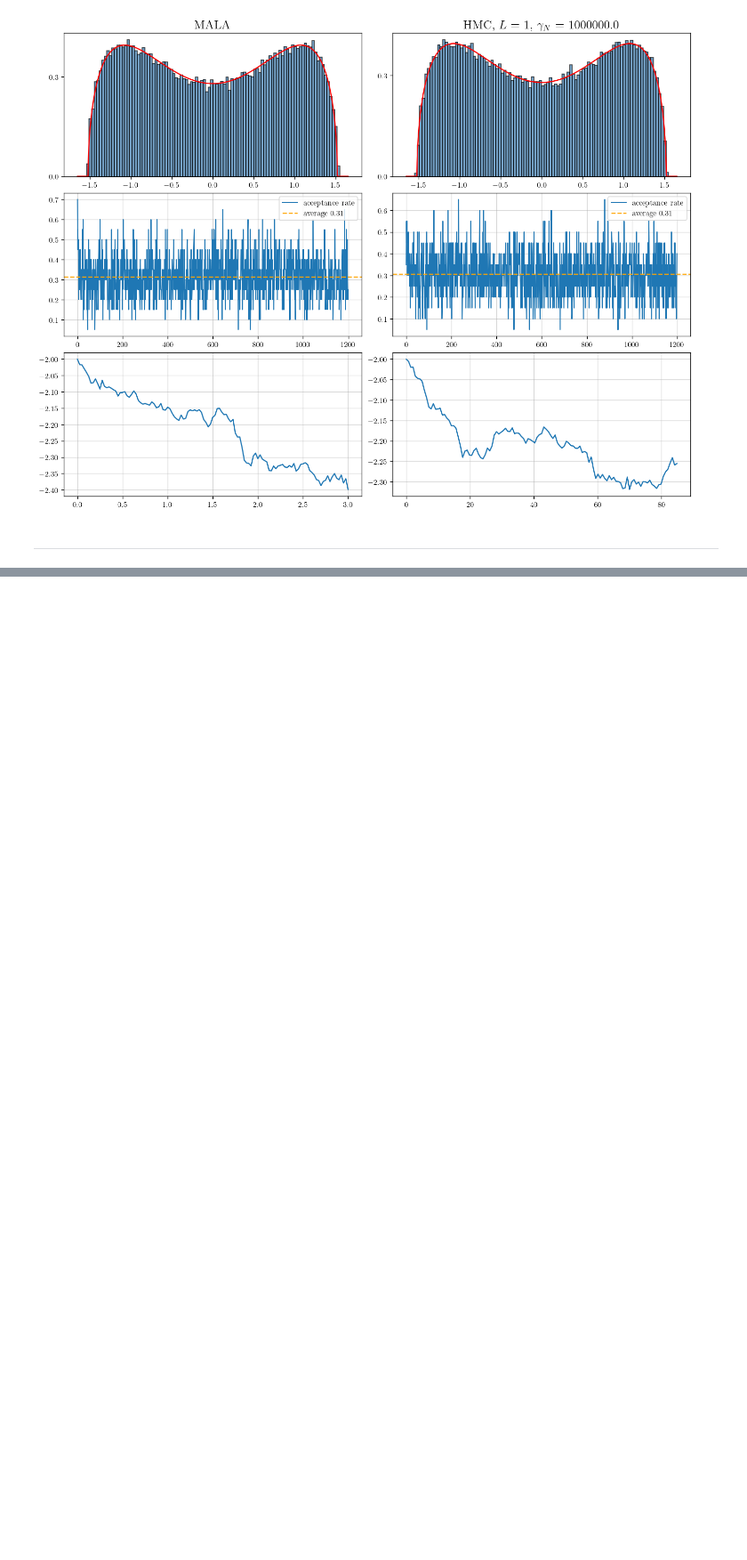
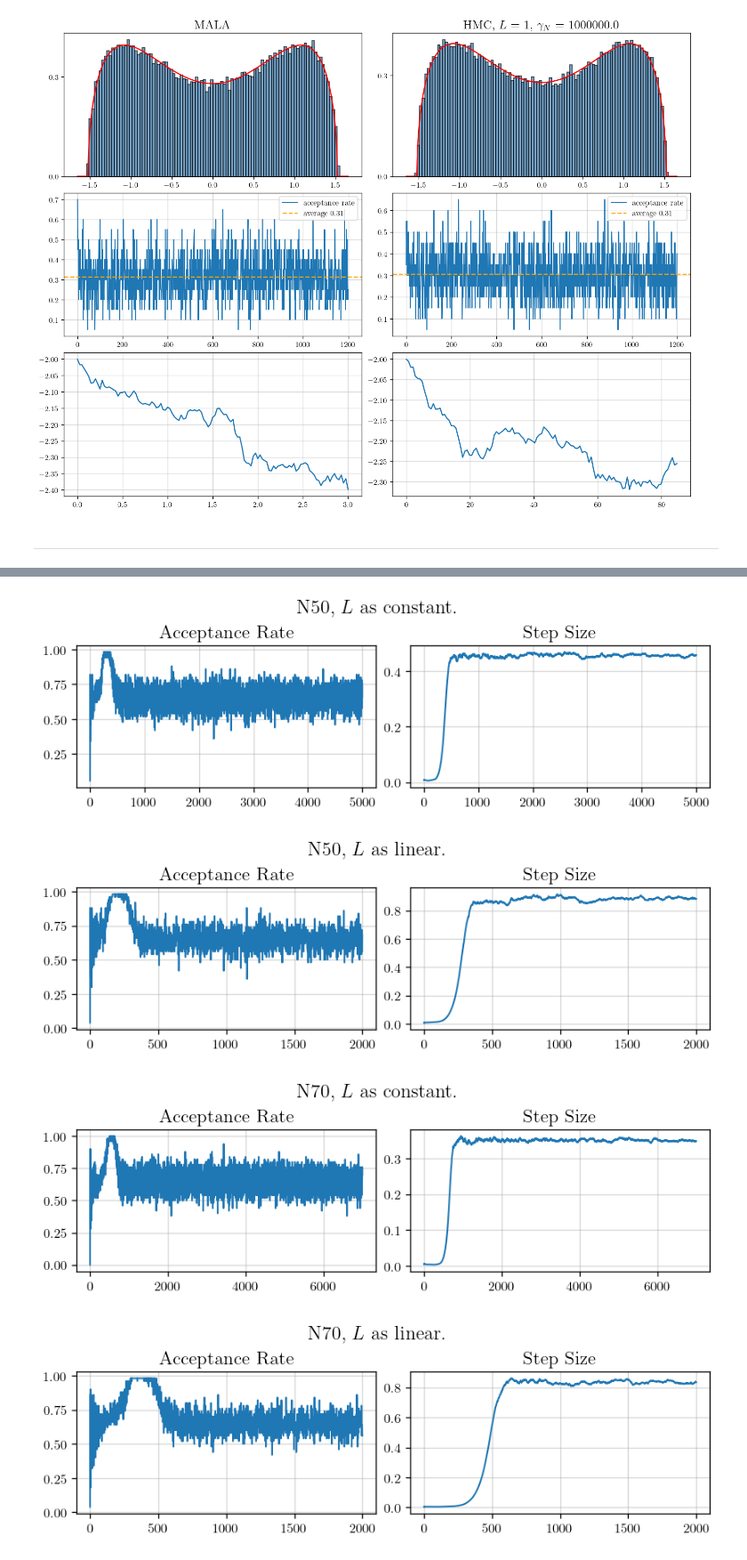
Before and after one commit to fredwdickinson/dissertation, a Jupyter notebook: code/notebooks/07_hmc.ipynb, the cells around one changed output, grey strips where cells are left out. Shown at 89% size. Cells and saved outputs as stored; diff of their text form; code cells hidden in the pictures; blank space fills up the shorter version.

```diff
--- a/code/notebooks/07_hmc.ipynb
+++ b/code/notebooks/07_hmc.ipynb
@@ -133,0 +207,19 @@ plt.show()
+# %%
+# Trace plots for these Ns.
+for j, N in enumerate(N_values):
+    for L_type in ["constant", "linear"]:
+        fig, axes = plt.subplots(1, 2, figsize = (7, 2.25))
+        axes[0].plot(accept_histories[L_type][j])
+        axes[1].plot(dt_histories[L_type][j])
+
+        ax1, ax2 = axes
+        ax1.set_title("Acceptance Rate", fontsize = 14)
+        ax2.set_title("Step Size", fontsize = 14)
+        fig.suptitle(rf"N{N}, $L$ as {L_type}.")
+
+        plt.show()
+# %% [output]
+[figure, added]
+[figure, added]
+[figure, added]
+[figure, added]
```
Also changed, not shown: parts of 15 cells of this notebook, 2 other files.
